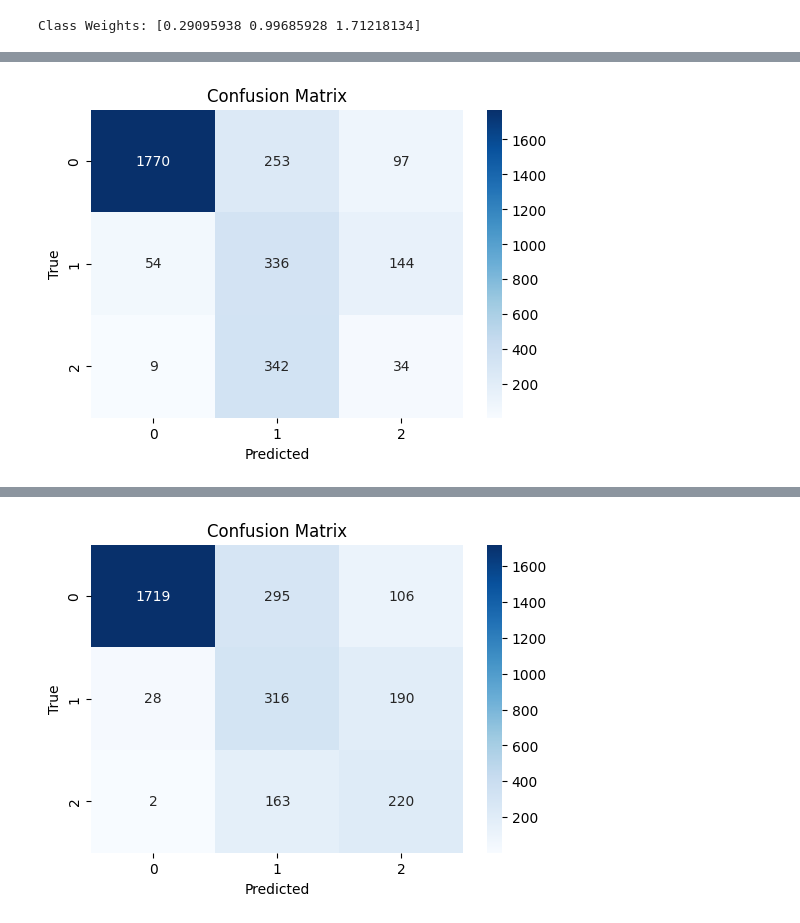
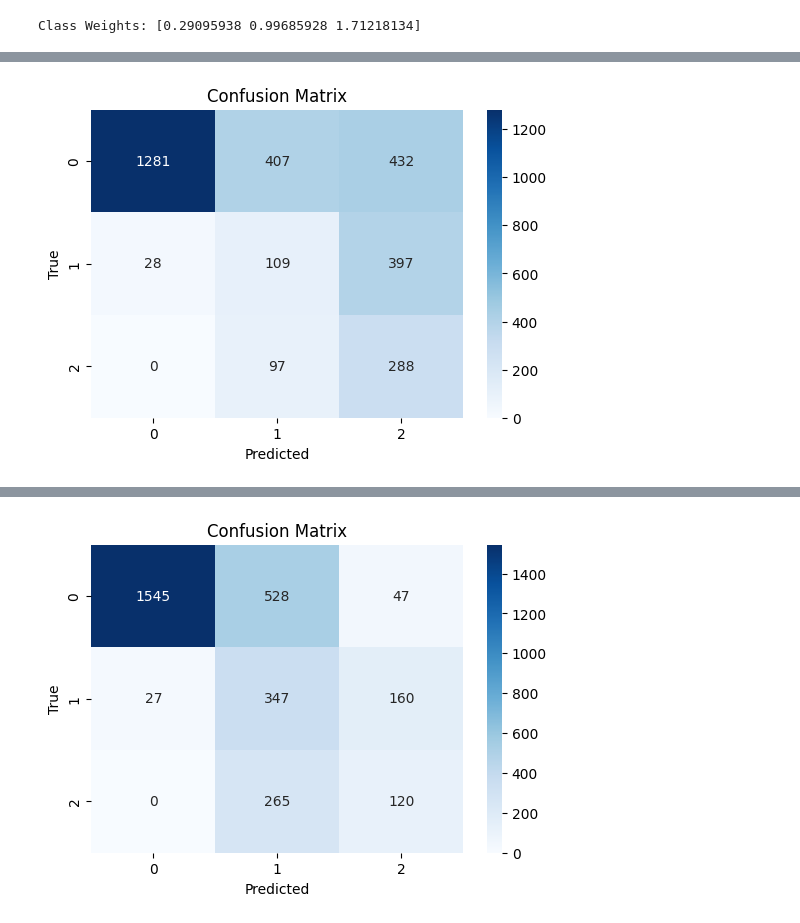
Before and after one commit to christianeiken-coder/Ai-Medical-Physics, a Jupyter notebook: Kopie_von_week_05_computer_vision_I.ipynb, the cells around one changed output, grey strips where cells are left out. Drawn from its saved outputs; the diff is of its cells as text; code cells hidden in the pictures.

```diff
--- a/Kopie_von_week_05_computer_vision_I.ipynb
+++ b/Kopie_von_week_05_computer_vision_I.ipynb
@@ -671,7 +670,7 @@ import torch
 from PIL import Image
 import PIL.Image
 
-batch_size = 32
+batch_size = 28
 
 train_loader = DataLoader(
     dataset=train_ds,
@@ -697,7 +696,7 @@ test_loader = DataLoader(
     drop_last=False
 )
 
-num_epochs = 5
+num_epochs = 11
 
 for epoch in range(num_epochs):
 
@@ -820 +819 @@ Prediction-Verteilung:
-[figure, old version]
+[figure, new version]
@@ -838 +837 @@ Prediction-Verteilung:
-[figure, old version]
+[figure, new version]
```
Also changed, not shown: parts of 5 cells of this notebook.
